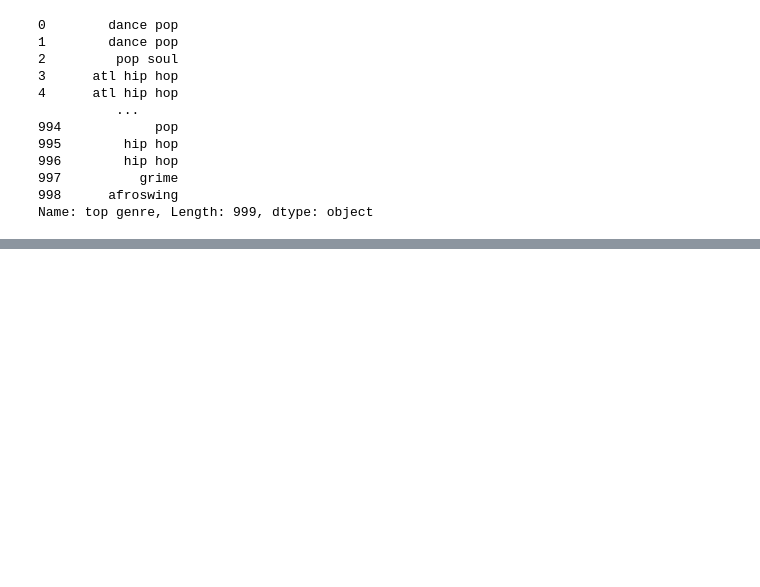
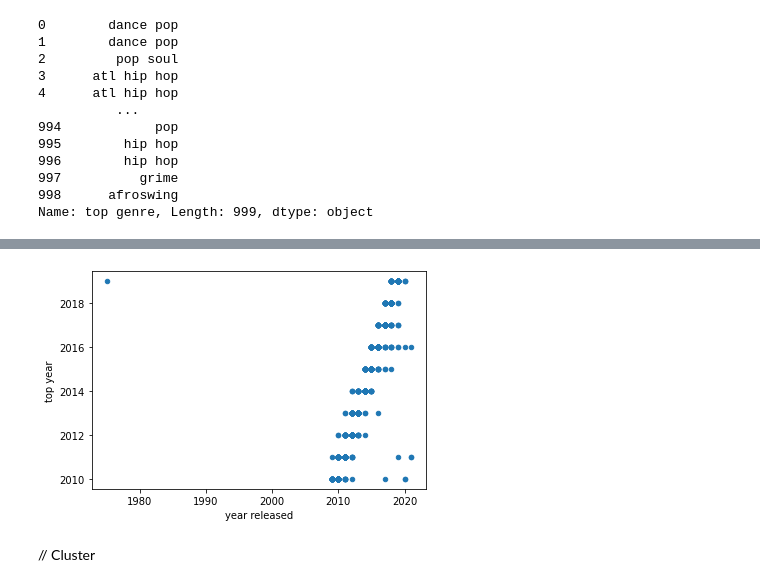
Before and after one commit to esparraguito/TemasEspeciales, a Jupyter notebook: ProyectoFinal.ipynb, the cells around one changed output, grey strips where cells are left out. Cells and saved outputs as stored; diff of their text form; code cells hidden in the pictures; blank space fills up the shorter version.

```diff
--- a/ProyectoFinal.ipynb
+++ b/ProyectoFinal.ipynb
@@ -284,0 +335,8 @@ px.scatter(musica, x='year released',y='top year', color=musica['artist'])
+# %%
+#en 2016 se realizo hubo mas canciones en el Top year
+musica.plot.scatter(x="year released", y="top year")
+plt.show()
+# %% [output]
+[figure, added]
+# %% [markdown]
+// Cluster
```
Also changed, not shown: parts of 12 cells of this notebook.
